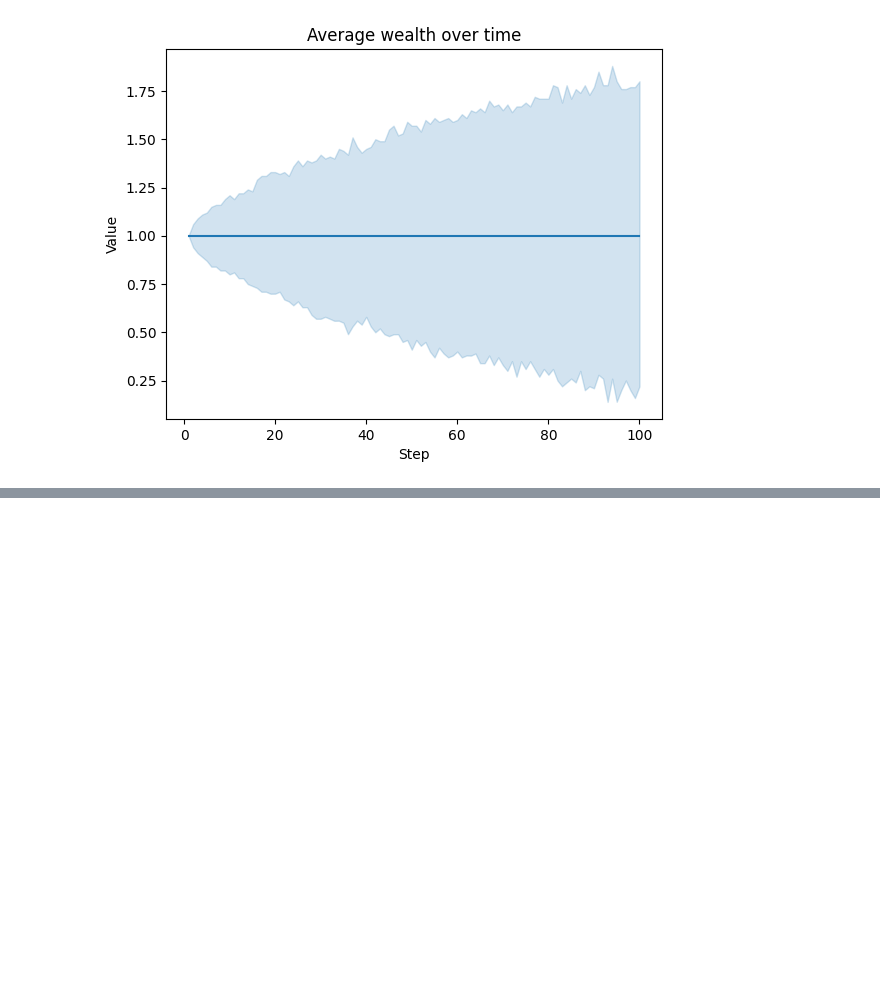
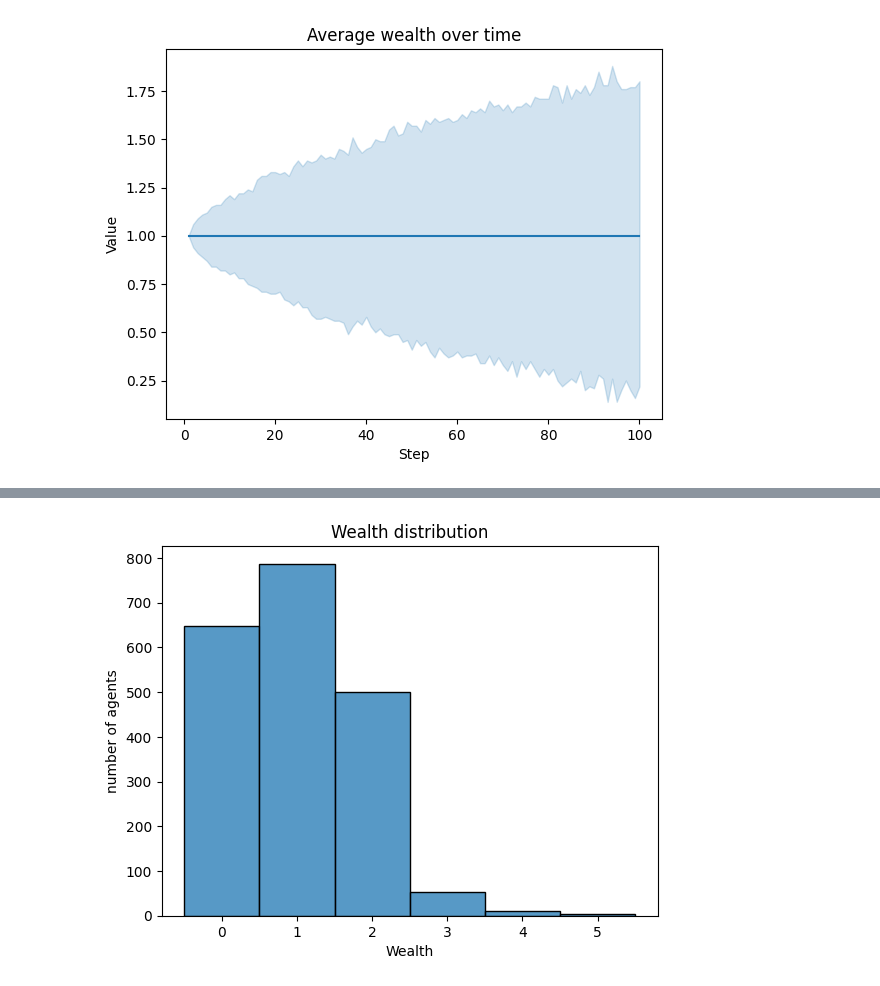
Before and after one commit to DavidBShan/BDC-Wealth, a Jupyter notebook: wealthIndexABMTest.ipynb, the cells around one changed output, grey strips where cells are left out. Drawn from its saved outputs; the diff is of its cells as text; code cells hidden in the pictures; blank space fills up the shorter version.

Commit message:
Follow mesa tutorial for wealth analysis ABM

```diff
--- a/wealthIndexABMTest.ipynb
+++ b/wealthIndexABMTest.ipynb
@@ -161,0 +267,12 @@ agent_wealth.to_csv("agent_data.csv")
+# %%
+model = MoneyModel(100)
+for _ in range(20):
+    model.step()
+
+
+data = model.datacollector.get_agent_vars_dataframe()
+# Use seaborn
+g = sns.histplot(data["Wealth"], discrete=True)
+g.set(title="Wealth distribution", xlabel="Wealth", ylabel="number of agents");
+# %% [output]
+[figure, added]
```
Also changed, not shown: parts of 18 cells of this notebook.
